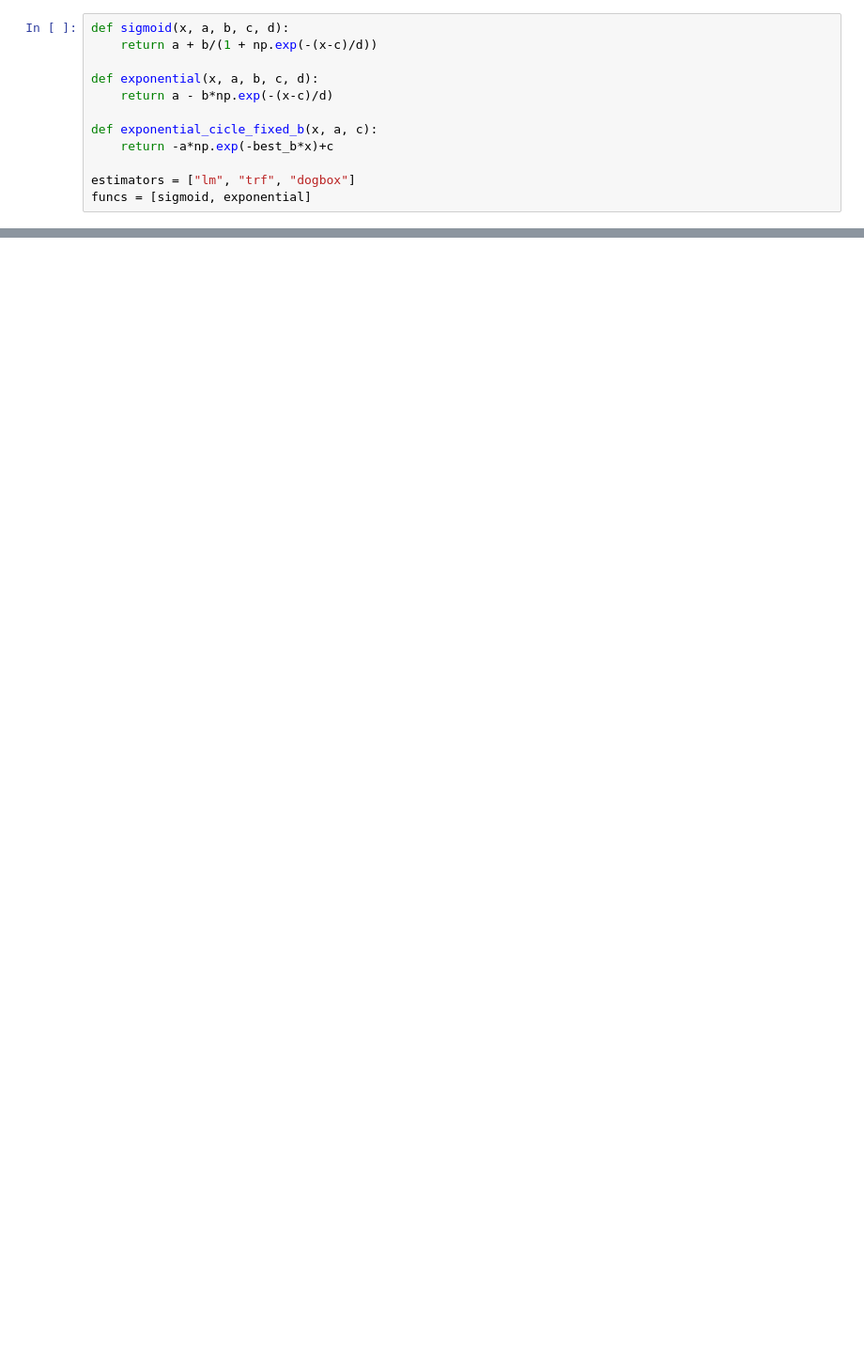
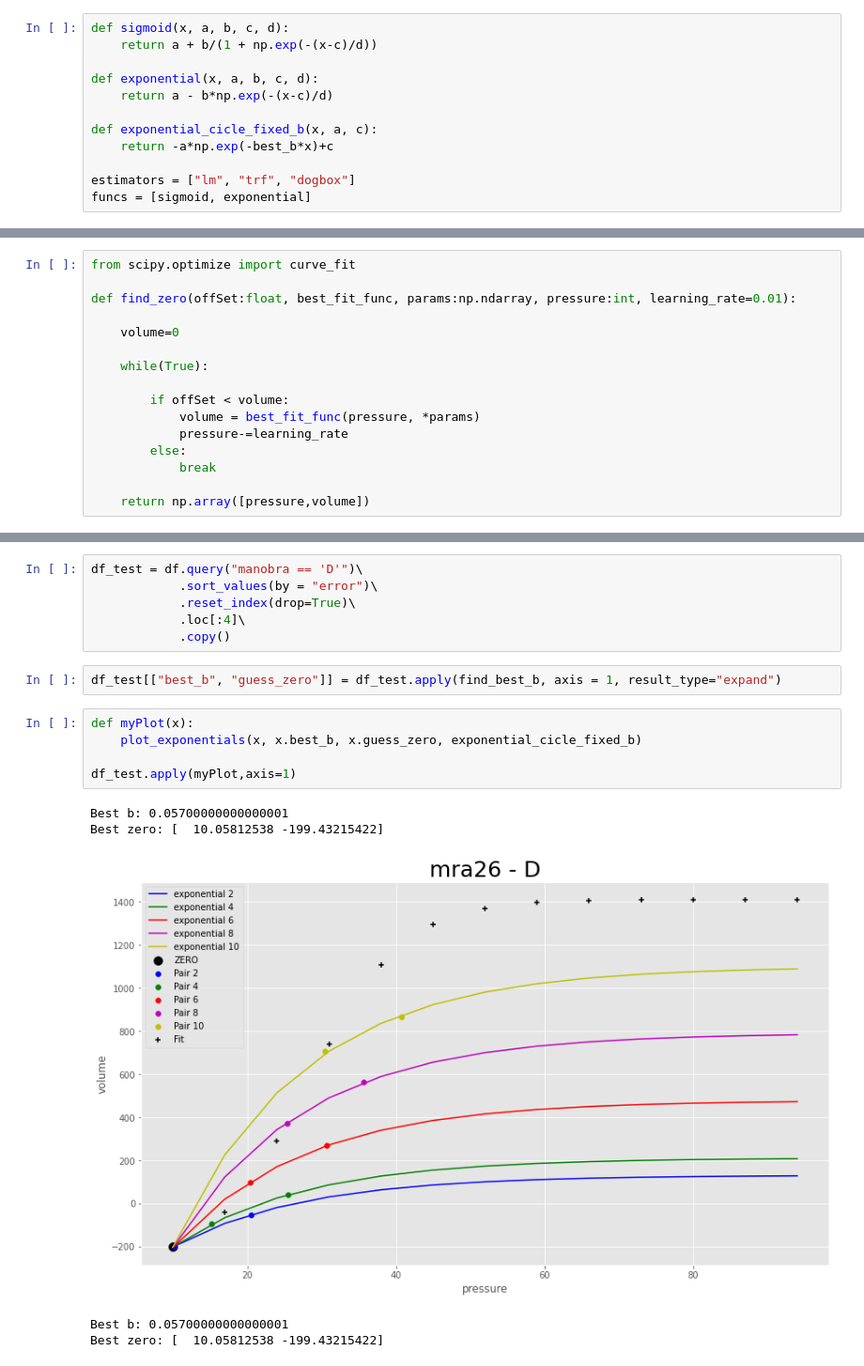
Before and after one commit to edlbcamargo/recrutabilidade, a Jupyter notebook: porquinhos_analysis.ipynb, the cells around one changed output, grey strips where cells are left out. Shown at 94% size. Saved outputs shown, nothing was run; the diff lists cells and outputs as text; blank space fills up the shorter version.

```diff
--- a/porquinhos_analysis.ipynb
+++ b/porquinhos_analysis.ipynb
@@ -103,0 +83,16 @@ pd.concat(dataframes_lst)\
+# %%
+from scipy.optimize import curve_fit
+
+def find_zero(offSet:float, best_fit_func, params:np.ndarray, pressure:int, learning_rate=0.01):
+
+    volume=0
+
+    while(True):
+
+        if offSet < volume:
+            volume = best_fit_func(pressure, *params)
+            pressure-=learning_rate
+        else:
+            break
+
+    return np.array([pressure,volume])
@@ -103,0 +190,19 @@ pd.concat(dataframes_lst)\
+# %%
+df_test = df.query("manobra == 'D'")\
+            .sort_values(by = "error")\
+            .reset_index(drop=True)\
+            .loc[:4]\
+            .copy()
+# %%
+df_test[["best_b", "guess_zero"]] = df_test.apply(find_best_b, axis = 1, result_type="expand")
+# %%
+def myPlot(x):
+    plot_exponentials(x, x.best_b, x.guess_zero, exponential_cicle_fixed_b)
+
+df_test.apply(myPlot,axis=1)
+# %% [output]
+Best b: 0.05700000000000001
+Best zero: [  10.05812538 -199.43215422]
+[figure, added]
+Best b: 0.05700000000000001
+Best zero: [  10.05812538 -199.43215422]
```
Also changed, not shown: parts of 15 cells of this notebook, 34 other files.
